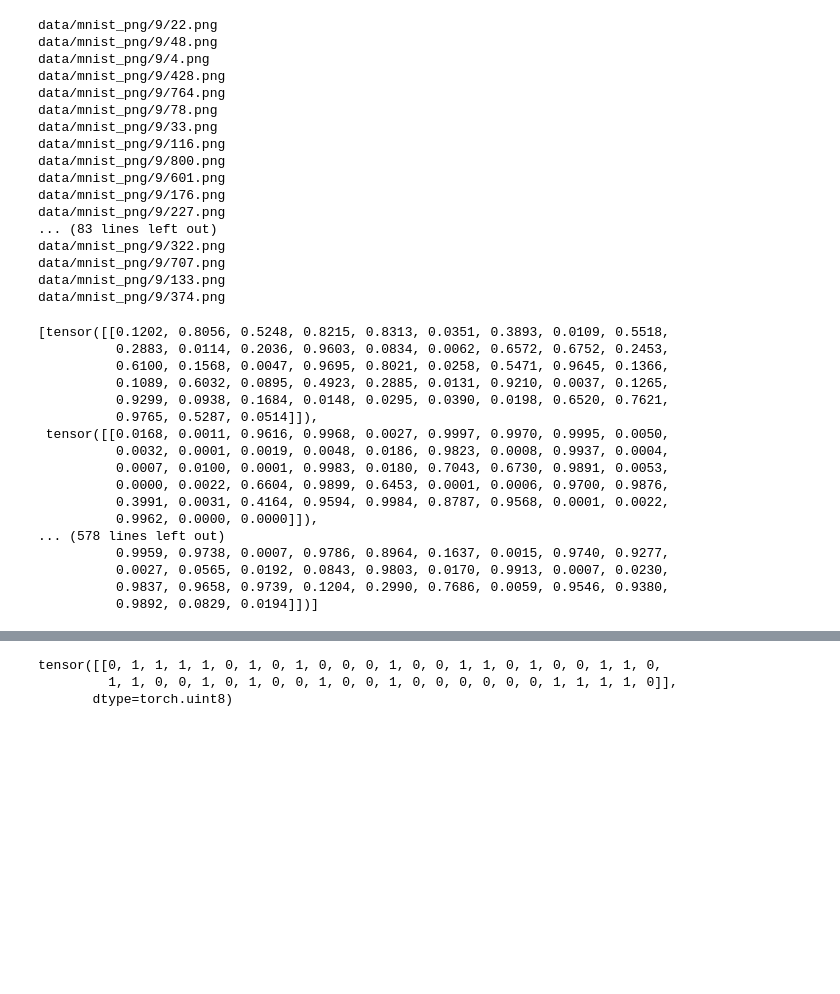
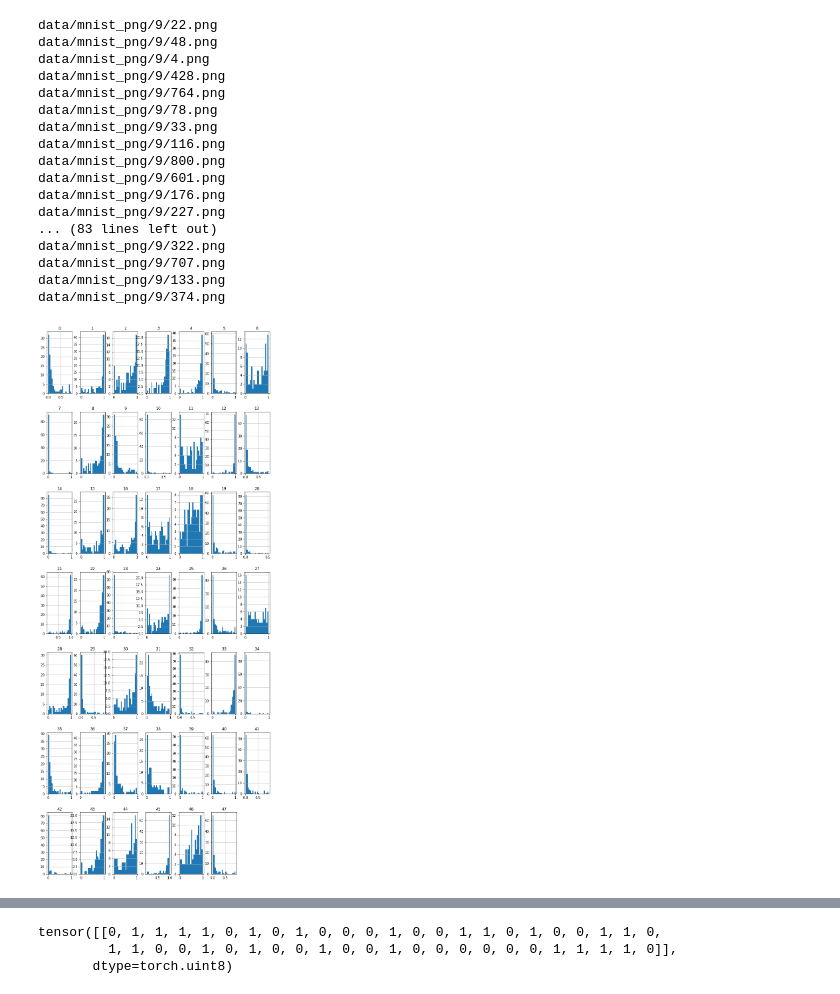
Before and after one commit to Jawae/deephash_pytorch, a Jupyter notebook: mnist _ deep hash _cpu.ipynb, the cells around one changed output, grey strips where cells are left out. Cells and saved outputs as stored; diff of their text form; code cells hidden in the pictures; blank space fills up the shorter version.

```diff
--- a/mnist _ deep hash _cpu.ipynb
+++ b/mnist _ deep hash _cpu.ipynb
@@ -47,7 +51,7 @@ class StoreHook(Callback):
         self.outputs = []
 
     def on_batch_end(self, train, **kwargs):
-        if (not train): self.outputs.append(self.custom_hook.stored)
+        if (not train): self.outputs.append(self.custom_hook.stored.numpy())
 # %%
 nn_module = learner.model[-1][-3]
 learner.callbacks = [ StoreHook(nn_module) ]
@@ -96,22 +100,8 @@ data/mnist_png/9/374.png
 learner.callbacks[0].outputs = []
 my.run_folder(path/'9', learner)
 # %%
-learner.callbacks[0].outputs
+test = learner.callbacks[0].outputs
-# %% [output]
-[tensor([[0.1202, 0.8056, 0.5248, 0.8215, 0.8313, 0.0351, 0.3893, 0.0109, 0.5518,
-          0.2883, 0.0114, 0.2036, 0.9603, 0.0834, 0.0062, 0.6572, 0.6752, 0.2453,
-          0.6100, 0.1568, 0.0047, 0.9695, 0.8021, 0.0258, 0.5471, 0.9645, 0.1366,
-          0.1089, 0.6032, 0.0895, 0.4923, 0.2885, 0.0131, 0.9210, 0.0037, 0.1265,
-          0.9299, 0.0938, 0.1684, 0.0148, 0.0295, 0.0390, 0.0198, 0.6520, 0.7621,
-          0.9765, 0.5287, 0.0514]]),
- tensor([[0.0168, 0.0011, 0.9616, 0.9968, 0.0027, 0.9997, 0.9970, 0.9995, 0.0050,
-          0.0032, 0.0001, 0.0019, 0.0048, 0.0186, 0.9823, 0.0008, 0.9937, 0.0004,
-          0.0007, 0.0100, 0.0001, 0.9983, 0.0180, 0.7043, 0.6730, 0.9891, 0.0053,
-          0.0000, 0.0022, 0.6604, 0.9899, 0.6453, 0.0001, 0.0006, 0.9700, 0.9876,
-          0.3991, 0.0031, 0.4164, 0.9594, 0.9984, 0.8787, 0.9568, 0.0001, 0.0022,
-          0.9962, 0.0000, 0.0000]]),
-... (578 lines left out)
-          0.9959, 0.9738, 0.0007, 0.9786, 0.8964, 0.1637, 0.0015, 0.9740, 0.9277,
-          0.0027, 0.0565, 0.0192, 0.0843, 0.9803, 0.0170, 0.9913, 0.0007, 0.0230,
-          0.9837, 0.9658, 0.9739, 0.1204, 0.2990, 0.7686, 0.0059, 0.9546, 0.9380,
-          0.9892, 0.0829, 0.0194]])]
+# %%
+ref = np.array([], dtype=np.int64).reshape(0,48)
+for row in test:
+    ref = np.vstack([ref, row])
@@ -117,0 +117,4 @@ learner.callbacks[0].outputs
+# %%
+pd.DataFrame(ref).hist(stacked=False,figsize=(12,30), bins=20);
+# %% [output]
+[figure, added]
```
Also changed, not shown: parts of 49 cells of this notebook.
